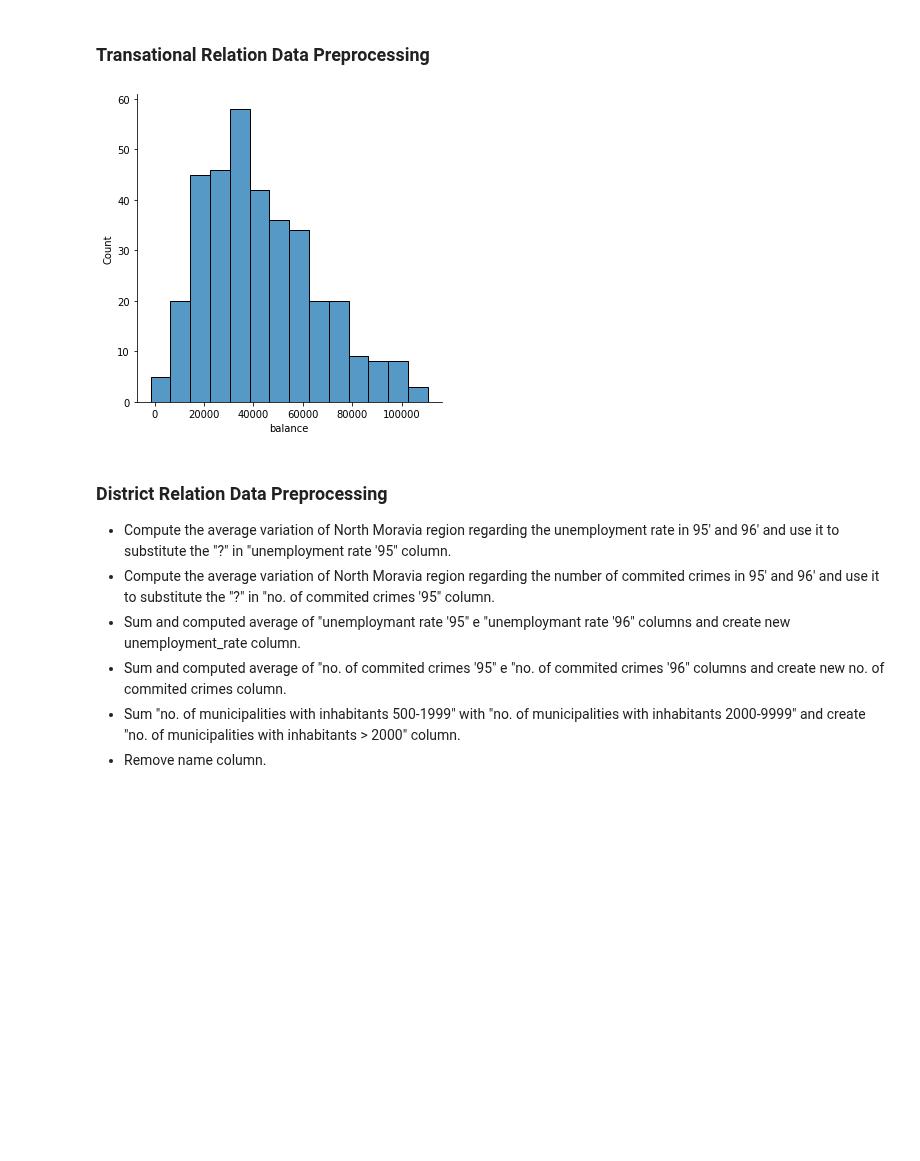
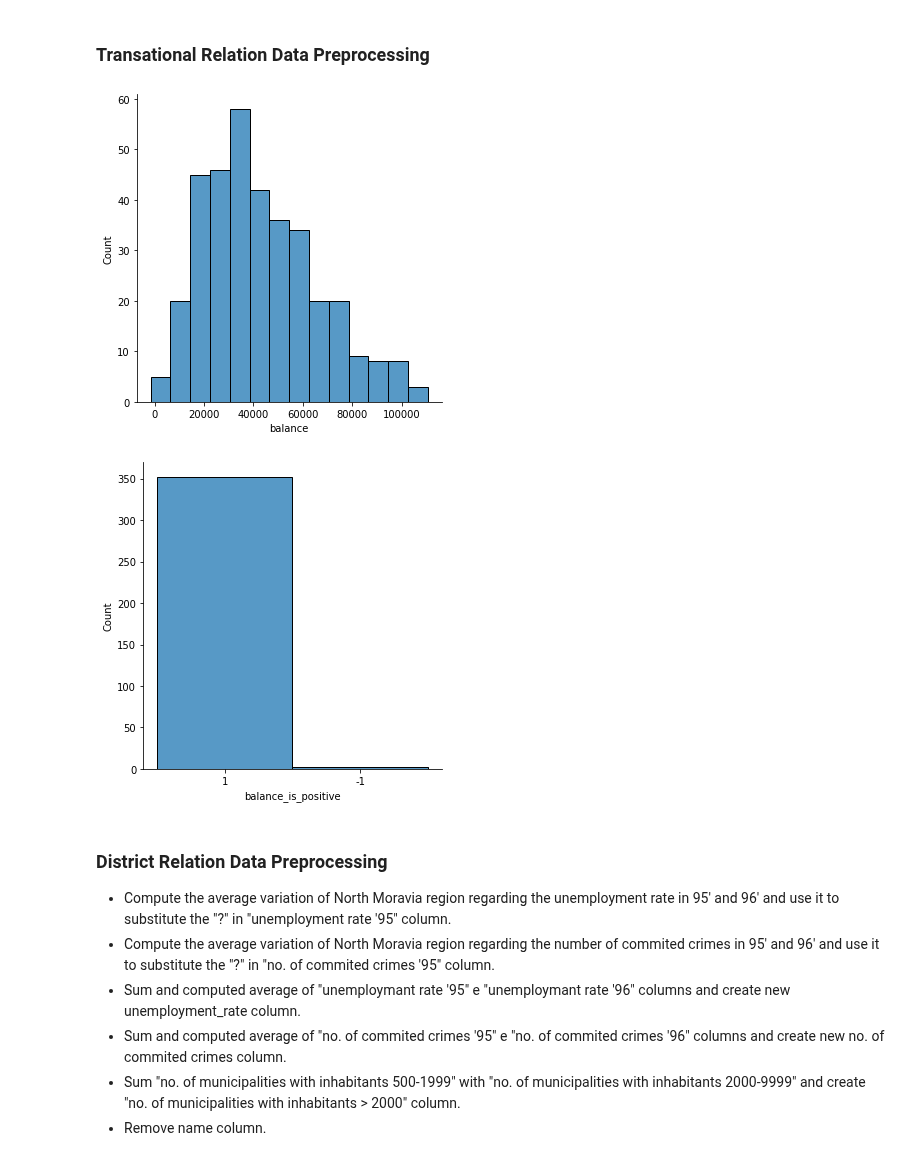
Before and after one commit to 2dukes/PROJ_AC_2122, a Jupyter notebook: dataProcessing.ipynb, the cells around one changed output. Saved outputs shown, nothing was run; the diff lists cells and outputs as text; code cells hidden in the pictures; blank space fills up the shorter version.

Commit message:
Adds columns to display 1 if balance is positive or -1 if balance is off.

```diff
--- a/dataProcessing.ipynb
+++ b/dataProcessing.ipynb
@@ -123,32 +123,43 @@ loan_train_data.to_csv("./preprocessed/loan_train_data.csv")
 # %%
 def preprocess_trans_data(df):
   df = df.sort_values(by=['date'], ascending=False)
   df = df.groupby(['account_id']).first()
 
   df.drop(columns = [
     'type',
     'operation',
     'amount',
     'k_symbol',
     'bank',
     'account',
     'date'
   ], inplace = True)
 
   return df
 
+def checkIfBalanceIsPositive(row):
+  if row['balance'] >= 0:
+    return '1'
+  else:
+    return '-1'
+
 trans_test_data = pd.read_csv("./files/trans_test.csv", sep=";", index_col=0)
 trans_train_data = pd.read_csv("./files/trans_train.csv", sep=";", index_col=0)
 
 trans_test_data = preprocess_trans_data(trans_test_data)
 trans_train_data = preprocess_trans_data(trans_train_data)
 
+trans_test_data['balance_is_positive'] = trans_test_data.apply(lambda row: checkIfBalanceIsPositive(row), axis=1)
+trans_train_data['balance_is_positive'] = trans_train_data.apply(lambda row: checkIfBalanceIsPositive(row), axis=1)
+
 plot_distribution(trans_test_data, "balance")
+plot_distribution(trans_test_data, "balance_is_positive")
 
 trans_test_data.to_csv("./preprocessed/trans_test_data.csv")
 trans_train_data.to_csv("./preprocessed/trans_train_data.csv")
 # %% [output]
 [figure]
+[figure, added]
 # %% [markdown]
 ### District Relation Data Preprocessing
 - Compute the average variation of North Moravia region regarding the unemployment rate in 95' and 96' and use it to substitute the "?" in "unemployment rate '95" column.
```
Also changed, not shown: 2 other files.
